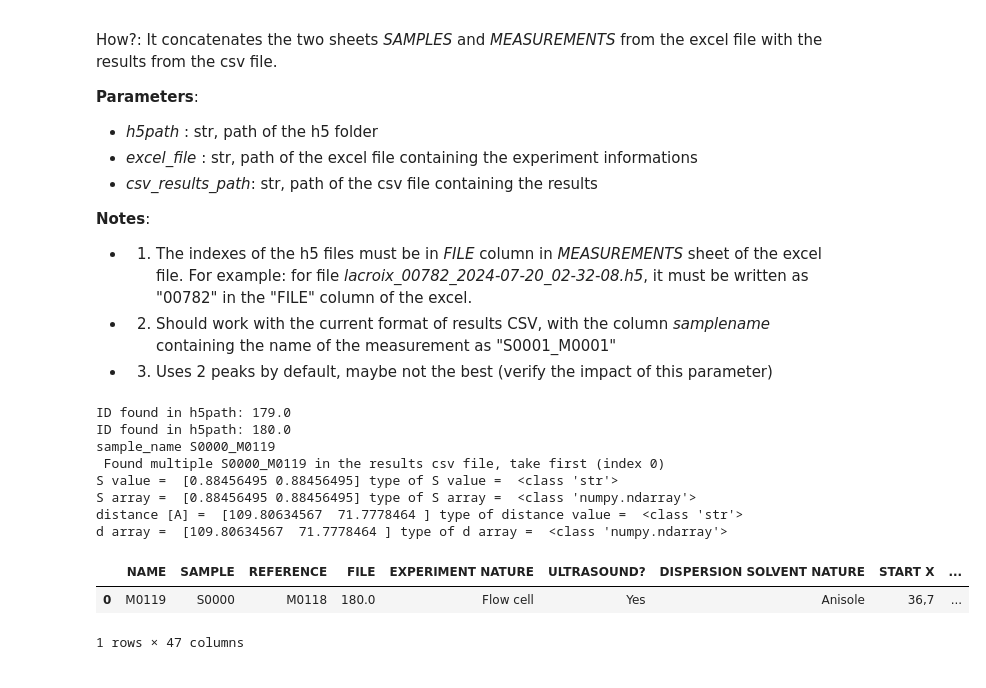
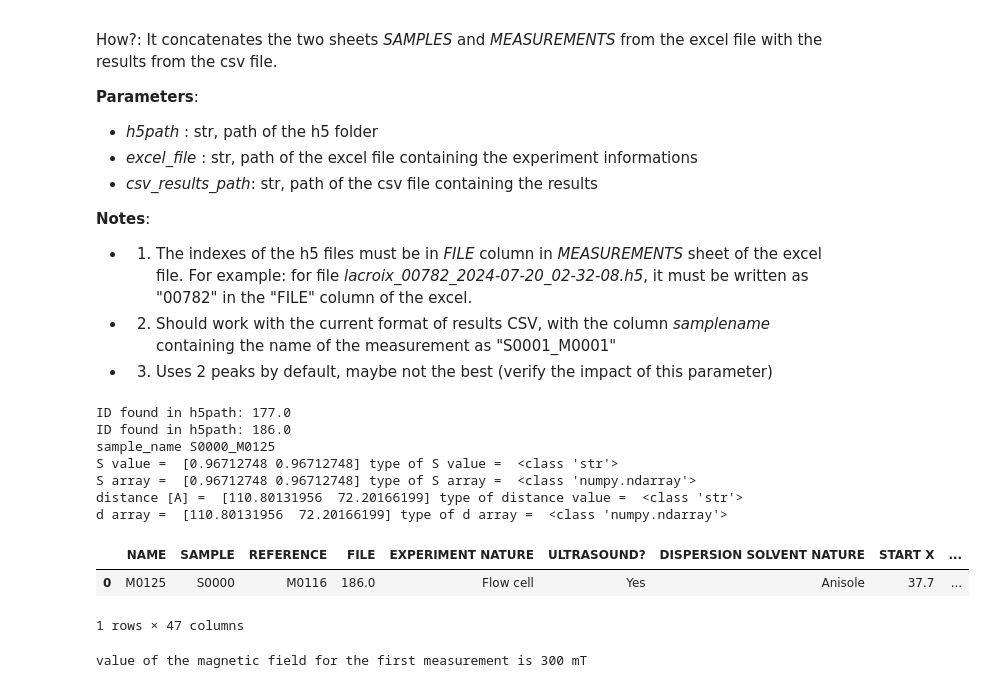
Before and after one commit to nicoratel/SAXSProcessor, a Jupyter notebook: Synchro_Emma.ipynb, the cells around one changed output. Saved outputs shown, nothing was run; the diff lists cells and outputs as text; code cells hidden in the pictures.

```diff
--- a/Synchro_Emma.ipynb
+++ b/Synchro_Emma.ipynb
@@ -556,19 +523,25 @@ For example: for file *lacroix_00782_2024-07-20_02-32-08.h5*, it must be written
 from excel_parameters_extractor import  final_dataframe
 
 excel_file = "Run_synchrotron_SOLEIL_02_2026_suivi_manips.xlsm" # path to the excel file containing the parameters
-pathh5 = "test_data/SWING_fev2026/example_emma_rods/" # your path
+pathh5 = "test_data/SWING_fev2026/example_emma_rods/test" # your path
 csv_results_path = os.path.join(pathh5,'analysis_results.csv') # your path
 
-final_dataframe(pathh5, excel_file, csv_results_path)
+dataframe = final_dataframe(pathh5, excel_file, csv_results_path)
 # %% [output]
-ID found in h5path: 179.0
-ID found in h5path: 180.0
-sample_name S0000_M0119
- Found multiple S0000_M0119 in the results csv file, take first (index 0)
-S value =  [0.88456495 0.88456495] type of S value =  <class 'str'>
-S array =  [0.88456495 0.88456495] type of S array =  <class 'numpy.ndarray'>
-distance [A] =  [109.80634567  71.7778464 ] type of distance value =  <class 'str'>
-d array =  [109.80634567  71.7778464 ] type of d array =  <class 'numpy.ndarray'>
+ID found in h5path: 177.0
+ID found in h5path: 186.0
+sample_name S0000_M0125
+S value =  [0.96712748 0.96712748] type of S value =  <class 'str'>
+S array =  [0.96712748 0.96712748] type of S array =  <class 'numpy.ndarray'>
+distance [A] =  [110.80131956  72.20166199] type of distance value =  <class 'str'>
+d array =  [110.80131956  72.20166199] type of d array =  <class 'numpy.ndarray'>
-|  | NAME | SAMPLE | REFERENCE | FILE | EXPERIMENT NATURE | ULTRASOUND? | DISPERSION SOLVENT NATURE | START X | ... |
-| 0 | M0119 | S0000 | M0118 | 180.0 | Flow cell | Yes | Anisole | 36,7 | ... |
-1 rows × 47 columns
+# %%
+dataframe.head()
+# %% [output]
+|  | NAME | SAMPLE | REFERENCE | FILE | EXPERIMENT NATURE | ULTRASOUND? | DISPERSION SOLVENT NATURE | START X | ... |
+| 0 | M0125 | S0000 | M0116 | 186.0 | Flow cell | Yes | Anisole | 37.7 | ... |
+1 rows × 47 columns
+# %%
+print("Value of the magnetic field for the first measurement is",dataframe['VALUE [mT]'].iloc[0], "mT")
+# %% [output]
+value of the magnetic field for the first measurement is 300 mT
```
Also changed, not shown: parts of 11 cells of this notebook.
